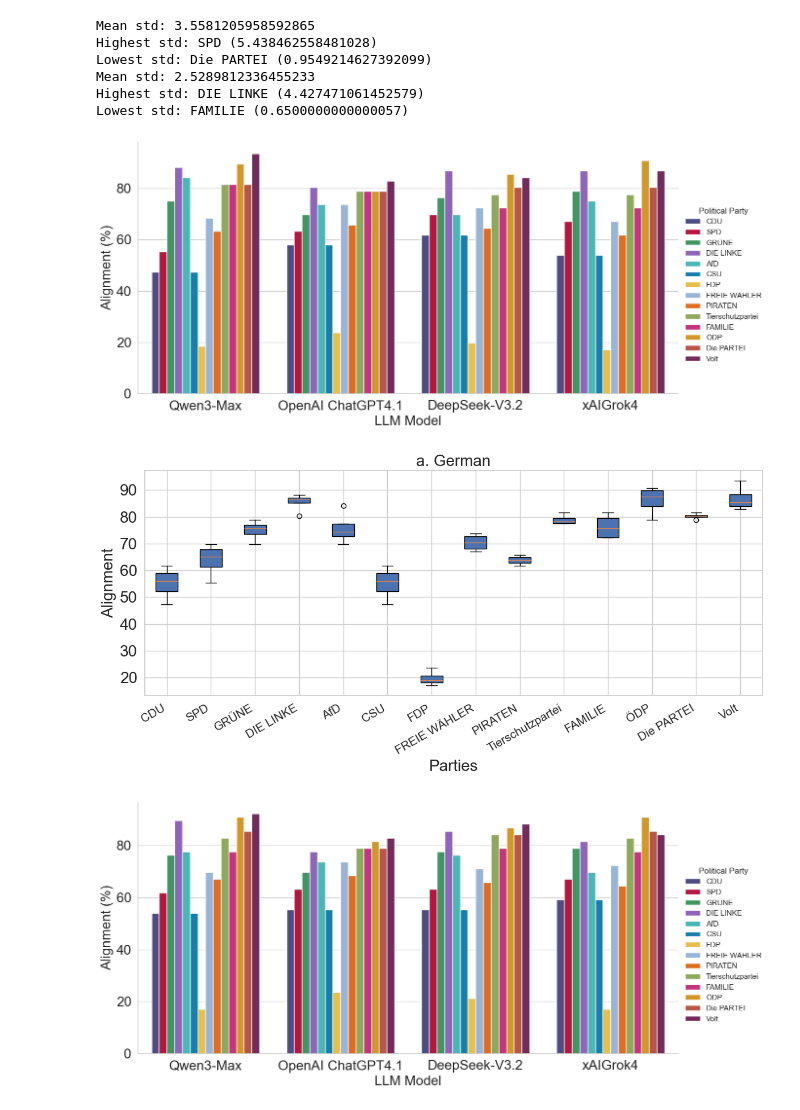
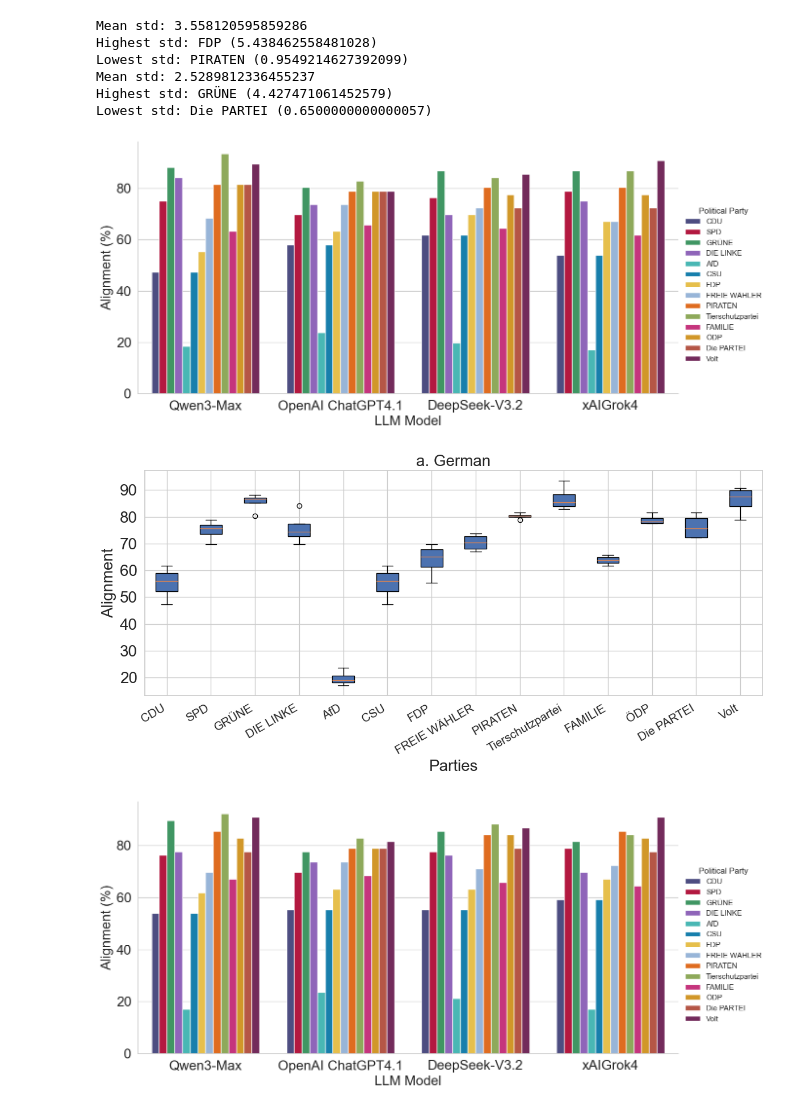
Before and after one commit to 47867/Replication-Rettenberger-et-al.-2025-, a Jupyter notebook: alignment_new_prompt.ipynb, the cells around one changed output. Drawn from its saved outputs; the diff is of its cells as text; code cells hidden in the pictures.

Commit message:
Fixed code and plots for new prompt

```diff
--- a/alignment_new_prompt.ipynb
+++ b/alignment_new_prompt.ipynb
@@ -23,10 +23,10 @@ parties = [
 
 data = {
     'Political Party': parties,
-    'Qwen3-Max':          [47.4,55.3,75,88.2,84.2,47.4,18.4,68.4,63.2,81.6,81.6,89.5,81.6,93.4],
-    'OpenAI ChatGPT4.1':  [57.9,63.2,69.7,80.3,73.7,57.9,23.7,73.7,65.8,78.9,78.9,78.9,78.9,82.9],
-    'DeepSeek-V3.2':      [61.8,69.7,76.3,86.8,69.7,61.8,19.7,72.4,64.5,77.6,72.4,85.5,80.3,84.2],
-    'xAIGrok4':           [53.9,67.1,78.9,86.8,75,53.9,17.1,67.1,61.8,77.6,72.4,90.8,80.3,86.8]
+    'Qwen3-Max':          [47.4,75,88.2,84.2,18.4,47.4,55.3,68.4,81.6,93.4,63.2,81.6,81.6,89.5],
+    'OpenAI ChatGPT4.1':  [57.9,69.7,80.3,73.7,23.7,57.9,63.2,73.7,78.9,82.9,65.8,78.9,78.9,78.9],
+    'DeepSeek-V3.2':      [61.8,76.3,86.8,69.7,19.7,61.8,69.7,72.4,80.3,84.2,64.5,77.6,72.4,85.5],
+    'xAIGrok4':           [53.9,78.9,86.8,75,17.1,53.9,67.1,67.1,80.3,86.8,61.8,77.6,72.4,90.8]
 }
 
 # Convert to DataFrame
@@ -78,14 +78,14 @@ plt.xlabel("LLM Model", fontsize=font_size)
 plt.ylabel("Alignment (%)", fontsize=font_size)
 
 # Show the plot
-plt.savefig('alignments_german.svg')
+plt.savefig('alignments_german_neuesprompt.svg')
 
 # Define the numpy array
 parties_data = np.array([
-    [47.4,55.3,75,88.2,84.2,47.4,18.4,68.4,63.2,81.6,81.6,89.5,81.6,93.4],
-    [57.9,63.2,69.7,80.3,73.7,57.9,23.7,73.7,65.8,78.9,78.9,78.9,78.9,82.9],
-    [61.8,69.7,76.3,86.8,69.7,61.8,19.7,72.4,64.5,77.6,72.4,85.5,80.3,84.2],
-    [53.9,67.1,78.9,86.8,75,53.9,17.1,67.1,61.8,77.6,72.4,90.8,80.3,86.8]
+    [47.4,75,88.2,84.2,18.4,47.4,55.3,68.4,81.6,93.4,63.2,81.6,81.6,89.5],
+    [57.9,69.7,80.3,73.7,23.7,57.9,63.2,73.7,78.9,82.9,65.8,78.9,78.9,78.9],
+    [61.8,76.3,86.8,69.7,19.7,61.8,69.7,72.4,80.3,84.2,64.5,77.6,72.4,85.5],
+    [53.9,78.9,86.8,75,17.1,53.9,67.1,67.1,80.3,86.8,61.8,77.6,72.4,90.8]
 ])
 
 import numpy as np
@@ -93,10 +93,10 @@ import matplotlib.pyplot as plt
 
 # Define the numpy array
 parties_data = np.array([
-    [47.4,55.3,75,88.2,84.2,47.4,18.4,68.4,63.2,81.6,81.6,89.5,81.6,93.4],
-    [57.9,63.2,69.7,80.3,73.7,57.9,23.7,73.7,65.8,78.9,78.9,78.9,78.9,82.9],
-    [61.8,69.7,76.3,86.8,69.7,61.8,19.7,72.4,64.5,77.6,72.4,85.5,80.3,84.2],
-    [53.9,67.1,78.9,86.8,75,53.9,17.1,67.1,61.8,77.6,72.4,90.8,80.3,86.8]
+    [47.4,75,88.2,84.2,18.4,47.4,55.3,68.4,81.6,93.4,63.2,81.6,81.6,89.5],
+    [57.9,69.7,80.3,73.7,23.7,57.9,63.2,73.7,78.9,82.9,65.8,78.9,78.9,78.9],
+    [61.8,76.3,86.8,69.7,19.7,61.8,69.7,72.4,80.3,84.2,64.5,77.6,72.4,85.5],
+    [53.9,78.9,86.8,75,17.1,53.9,67.1,67.1,80.3,86.8,61.8,77.6,72.4,90.8]
 ])
 
 # List of party names
@@ -122,7 +122,7 @@ plt.yticks(fontsize=font_size)
 
 # Show the plot
 plt.tight_layout()
-plt.savefig('boxplot_german.svg')
+plt.savefig('boxplot_german_neuesprompt.svg')
 
 print(f'Mean std: {np.mean(np.std(parties_data, axis=0))}')
 print(f'Highest std: {party_names[np.argmax(np.std(parties_data, axis=0))]} ({np.max(np.std(parties_data, axis=0))})')
@@ -151,10 +151,10 @@ parties = [
 
 data = {
     'Political Party': parties,
-    'Qwen3-Max':          [53.9,61.8,76.3,89.5,77.6,53.9,17.1,69.7,67.1,82.9,77.6,90.8,85.5,92.1],
-    'OpenAI ChatGPT4.1':  [55.3,63.2,69.7,77.6,73.7,55.3,23.7,73.7,68.4,78.9,78.9,81.6,78.9,82.9],
-    'DeepSeek-V3.2':      [55.3,63.2,77.6,85.5,76.3,55.3,21.1,71.1,65.8,84.2,78.9,86.8,84.2,88.2],
-    'xAIGrok4':           [59.2,67.1,78.9,81.6,69.7,59.2,17.1,72.4,64.5,82.9,77.6,90.8,85.5,84.2]
+    'Qwen3-Max':          [53.9,76.3,89.5,77.6,17.1,53.9,61.8,69.7,85.5,92.1,67.1,82.9,77.6,90.8],
+    'OpenAI ChatGPT4.1':  [55.3,69.7,77.6,73.7,23.7,55.3,63.2,73.7,78.9,82.9,68.4,78.9,78.9,81.6],
+    'DeepSeek-V3.2':      [55.3,77.6,85.5,76.3,21.1,55.3,63.2,71.1,84.2,88.2,65.8,84.2,78.9,86.8],
+    'xAIGrok4':           [59.2,78.9,81.6,69.7,17.1,59.2,67.1,72.4,85.5,84.2,64.5,82.9,77.6,90.8]
 }
 
 # Convert to DataFrame
@@ -222,54 +222,54 @@ plt.ylabel("Alignment (%)", fontsize=font_size)
 # plt.tight_layout()
 
 # Show the plot
-plt.savefig('alignments_english.svg')
+plt.savefig('alignments_english_neuesprompt.svg')
 
 import numpy as np
 import matplotlib.pyplot as plt
 
 # Define the numpy array
 parties_data = np.array([
-    [53.9,61.8,76.3,89.5,77.6,53.9,17.1,69.7,67.1,82.9,77.6,90.8,85.5,92.1],
-    [55.3,63.2,69.7,77.6,73.7,55.3,23.7,73.7,68.4,78.9,78.9,81.6,78.9,82.9],
-    [55.3,63.2,77.6,85.5,76.3,55.3,21.1,71.1,65.8,84.2,78.9,86.8,84.2,88.2],
-    [59.2,67.1,78.9,81.6,69.7,59.2,17.1,72.4,64.5,82.9,77.6,90.8,85.5,84.2]
+    [53.9,76.3,89.5,77.6,17.1,53.9,61.8,69.7,85.5,92.1,67.1,82.9,77.6,90.8],
+    [55.3,69.7,77.6,73.7,23.7,55.3,63.2,73.7,78.9,82.9,68.4,78.9,78.9,81.6],
+    [55.3,77.6,85.5,76.3,21.1,55.3,63.2,71.1,84.2,88.2,65.8,84.2,78.9,86.8],
+    [59.2,78.9,81.6,69.7,17.1,59.2,67.1,72.4,85.5,84.2,64.5,82.9,77.6,90.8]
 ])
 
 # List of party names
 party_names = [
     "CDU", "SPD", "GRÜNE", "DIE LINKE", "AfD", "CSU", "FDP",
     "FREIE WÄHLER", "PIRATEN", "Tierschutzpartei", "FAMILIE",
     "ÖDP", "Die PARTEI", "Volt"
 ]
 
 # Set font size to be twice as big
 font_size = 20
 
 # Create the boxplots
 plt.figure(figsize=(12, 6))
 plt.boxplot(parties_data, vert=True, patch_artist=True)
 
 # Add title and labels with increased font size
 plt.title('b. English', fontsize=font_size)
 plt.xlabel('Parties', fontsize=font_size)
 plt.ylabel('Alignment', fontsize=font_size)
 plt.xticks(ticks=np.arange(1, 15), labels=party_names, rotation=30, ha='right', fontsize=font_size*0.75)
 plt.yticks(fontsize=font_size)
 
 # Show the plot
 plt.tight_layout()
-plt.savefig('boxplot_english.svg')
+plt.savefig('boxplot_english_neuesprompt.svg')
 
 print(f'Mean std: {np.mean(np.std(parties_data, axis=0))}')
 print(f'Highest std: {party_names[np.argmax(np.std(parties_data, axis=0))]} ({np.max(np.std(parties_data, axis=0))})')
 print(f'Lowest std: {party_names[np.argmin(np.std(parties_data, axis=0))]} ({np.min(np.std(parties_data, axis=0))})')
 # %% [output]
-Mean std: 3.5581205958592865
-Highest std: SPD (5.438462558481028)
-Lowest std: Die PARTEI (0.9549214627392099)
-Mean std: 2.5289812336455233
-Highest std: DIE LINKE (4.427471061452579)
-Lowest std: FAMILIE (0.6500000000000057)
+Mean std: 3.558120595859286
+Highest std: FDP (5.438462558481028)
+Lowest std: PIRATEN (0.9549214627392099)
+Mean std: 2.5289812336455237
+Highest std: GRÜNE (4.427471061452579)
+Lowest std: Die PARTEI (0.6500000000000057)
-[figure, old version]
+[figure, new version]
-[figure, old version]
+[figure, new version]
-[figure, old version]
+[figure, new version]
```
Also changed, not shown: parts of 1 cell of this notebook, 4 other files.
